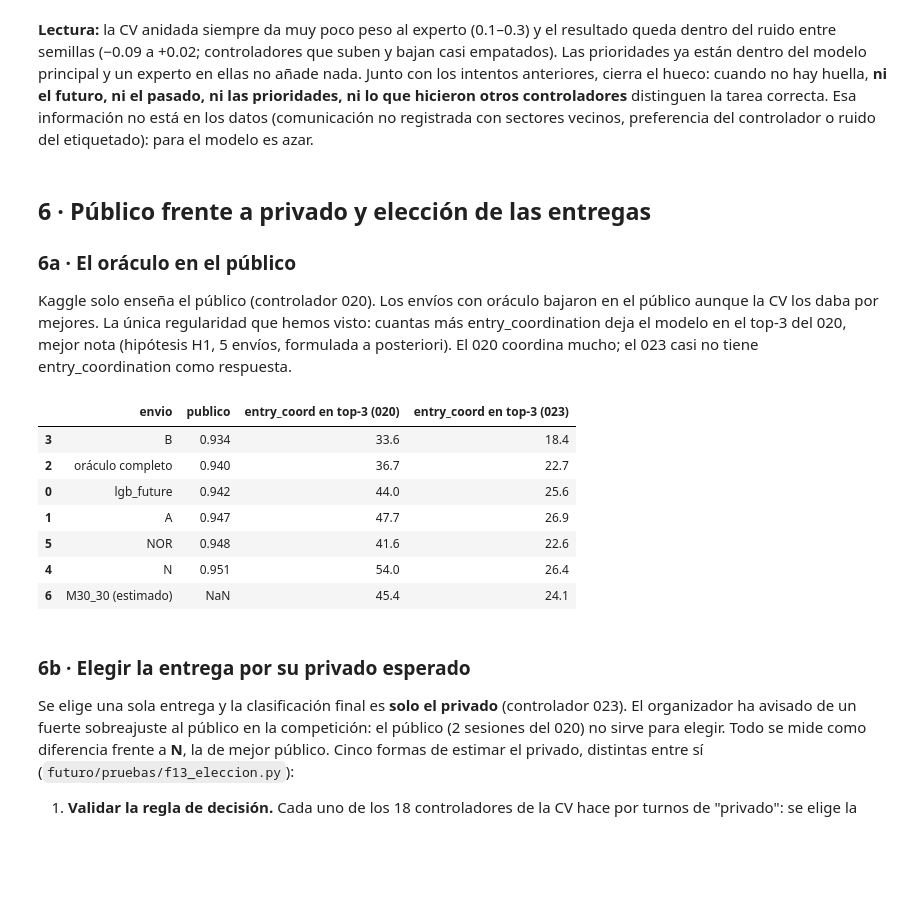
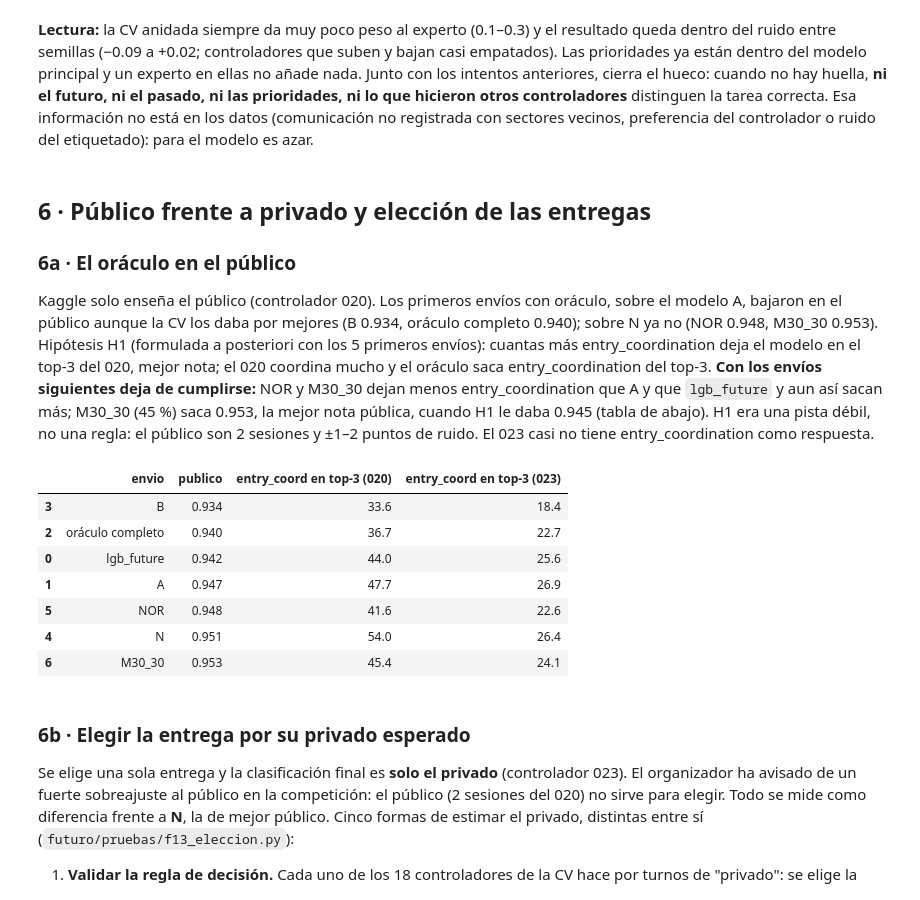
Before and after one commit to T1N8T/FlowDataLab, a Jupyter notebook: notebooks/00_destilado.ipynb, the cells around one changed output. Cells and saved outputs as stored; diff of their text form; code cells hidden in the pictures; blank space fills up the shorter version.

```diff
--- a/notebooks/00_destilado.ipynb
+++ b/notebooks/00_destilado.ipynb
@@ -712,36 +712,40 @@ prioridades, ni lo que hicieron otros controladores** distinguen la tarea correc
 
 ### 6a · El oráculo en el público
 
-Kaggle solo enseña el público (controlador 020). Los envíos con oráculo bajaron en el público aunque la CV los daba por mejores.
-La única regularidad que hemos visto: cuantas más entry_coordination deja el modelo en el top-3 del 020, mejor nota (hipótesis H1,
-5 envíos, formulada a posteriori). El 020 coordina mucho; el 023 casi no tiene entry_coordination como respuesta.
+Kaggle solo enseña el público (controlador 020). Los primeros envíos con oráculo, sobre el modelo A, bajaron en el público aunque la
+CV los daba por mejores (B 0.934, oráculo completo 0.940); sobre N ya no (NOR 0.948, M30_30 0.953).
+Hipótesis H1 (formulada a posteriori con los 5 primeros envíos): cuantas más entry_coordination deja el modelo en el top-3 del 020,
+mejor nota; el 020 coordina mucho y el oráculo saca entry_coordination del top-3. **Con los envíos siguientes deja de cumplirse:**
+NOR y M30_30 dejan menos entry_coordination que A y que `lgb_future` y aun así sacan más; M30_30 (45 %) saca 0.953, la mejor nota
+pública, cuando H1 le daba 0.945 (tabla de abajo). H1 era una pista débil, no una regla: el público son 2 sesiones y ±1–2 puntos de
+ruido. El 023 casi no tiene entry_coordination como respuesta.
 # %%
 ENVIOS = {"lgb_future": ("futuro/submissions/sub_lgb_future.csv", 0.942),
           "A": ("futuro/submissions/sub_suav_lgb_future_clear10_ses.csv", 0.947),
           "oráculo completo": ("futuro/submissions/sub_suav_lgb_future_clear10_or_ses.csv", 0.940),
           "B": ("futuro/submissions/sub_suav_lgb_future_clear10_orcoord_ses.csv", 0.934),
           "N": ("futuro/pruebas/submissions/sub_f10_instr_l63_s10_ses.csv", 0.951),
           "NOR": ("futuro/pruebas/submissions/sub_f10_instr_l63_or_s10_ses.csv", 0.948),
-          "M30_30 (estimado)": ("futuro/pruebas/submissions/sub_f11_M30_30.csv", None)}
+          "M30_30": ("futuro/pruebas/submissions/sub_f11_M30_30.csv", 0.953)}
 tipo = te.set_index(["sample_id", "row_index"]).task_index
 at = te.drop_duplicates("sample_id").set_index("sample_id").atco
 filas = []
 for k, (f, pub) in ENVIOS.items():
     s = pd.read_csv(ROOT / f)
     top = s.assign(r=s.prediction.str.split()).explode("r").astype({"r": int})
     top["ec"] = [tipo.get((a, b)) == 2 for a, b in zip(top.sample_id, top.r)]
     g = top.groupby("sample_id").ec.any()
     filas.append(dict(envio=k, publico=pub, **{f"entry_coord en top-3 ({a:03d})": round(g[at.reindex(g.index) == a].mean() * 100, 1) for a in (20, 23)}))
 pd.DataFrame(filas).sort_values("publico")
 # %% [output]
 |  | envio | publico | entry_coord en top-3 (020) | entry_coord en top-3 (023) |
 | 3 | B | 0.934 | 33.6 | 18.4 |
 | 2 | oráculo completo | 0.940 | 36.7 | 22.7 |
 | 0 | lgb_future | 0.942 | 44.0 | 25.6 |
 | 1 | A | 0.947 | 47.7 | 26.9 |
 | 5 | NOR | 0.948 | 41.6 | 22.6 |
 | 4 | N | 0.951 | 54.0 | 26.4 |
-| 6 | M30_30 (estimado) | NaN | 45.4 | 24.1 |
+| 6 | M30_30 | 0.953 | 45.4 | 24.1 |
 # %% [markdown]
 ### 6b · Elegir la entrega por su privado esperado
 
```
Also changed, not shown: parts of 2 cells of this notebook, 4 other files.
